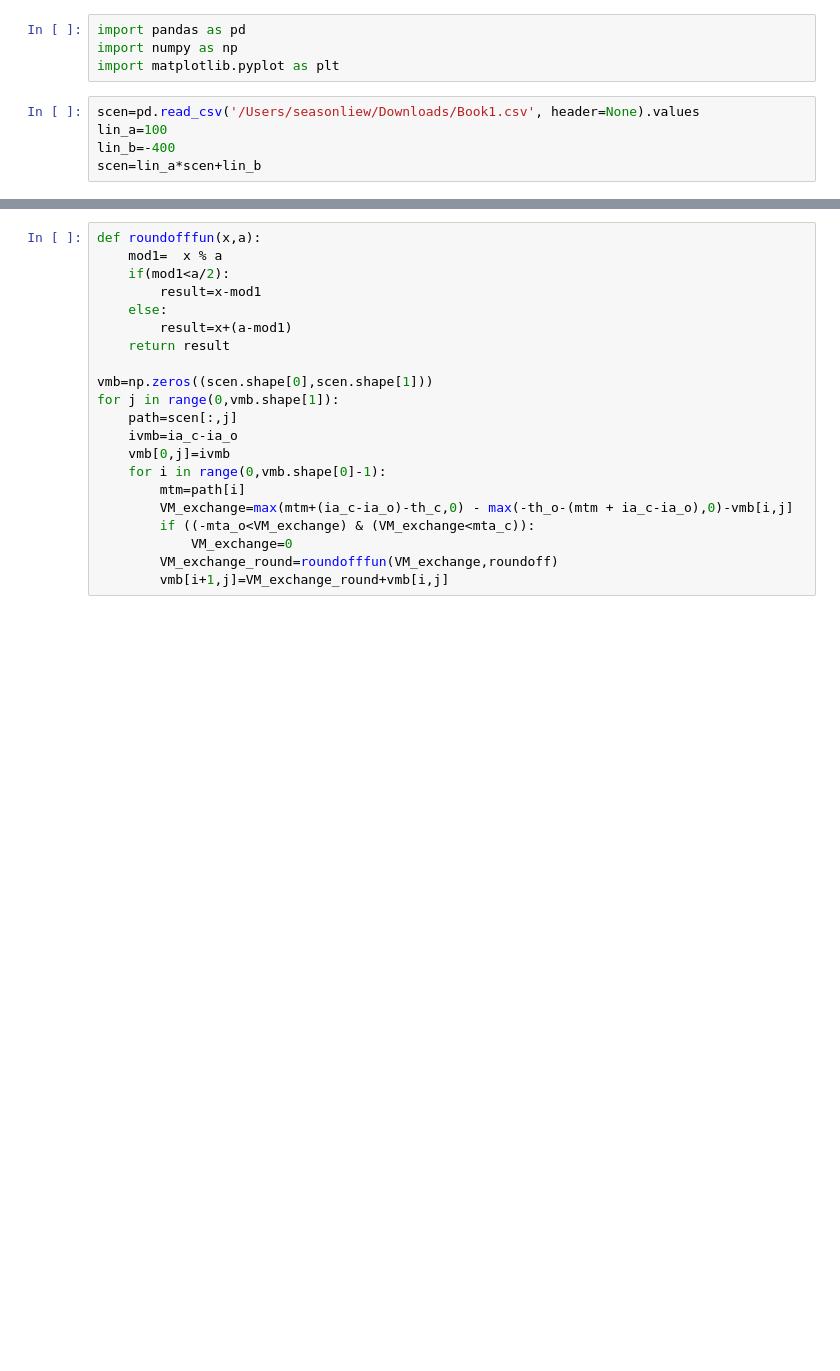
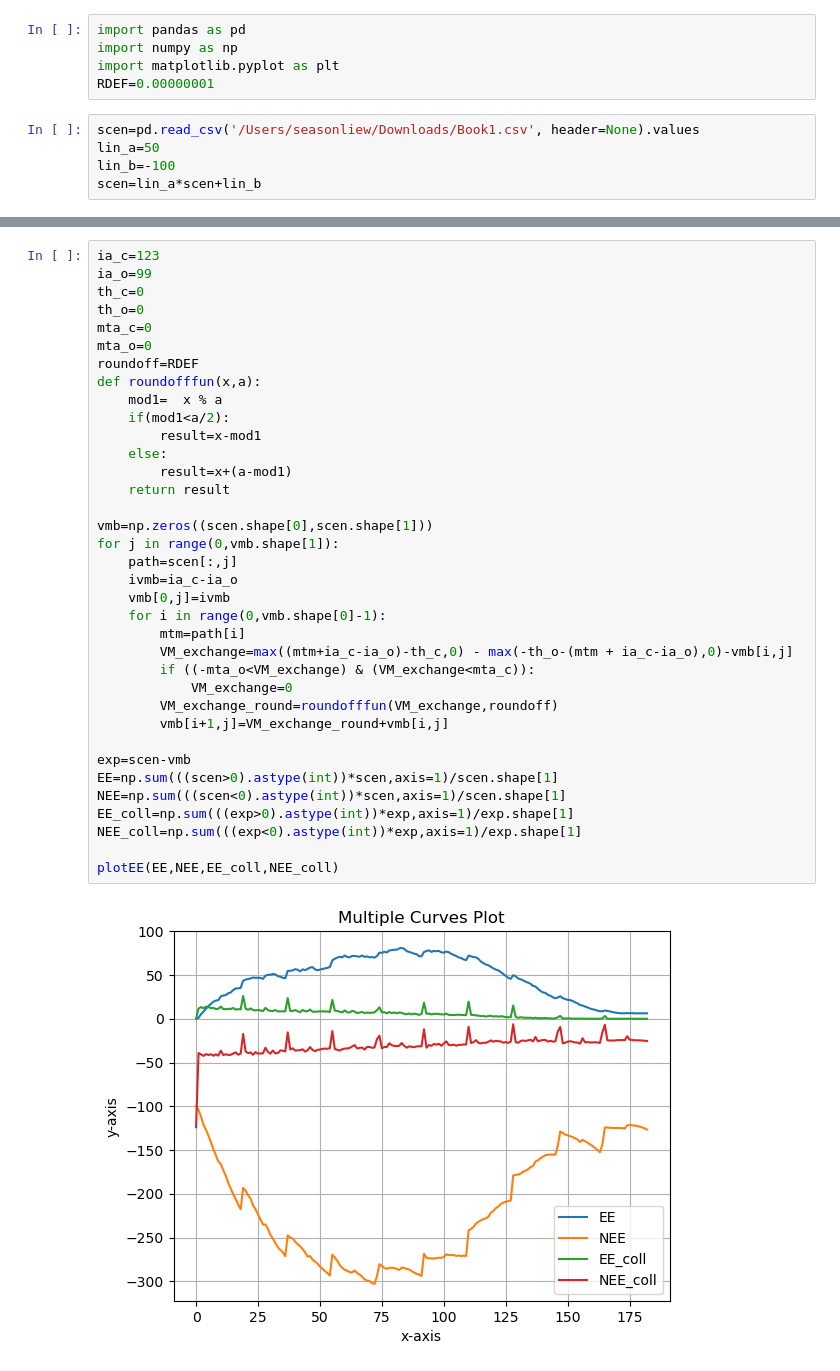
Before and after one commit to SeasonLiew/repo_exp, a Jupyter notebook: collateral.ipynb, the cells around one changed output, grey strips where cells are left out. Saved outputs shown, nothing was run; the diff lists cells and outputs as text; blank space fills up the shorter version.

```diff
--- a/collateral.ipynb
+++ b/collateral.ipynb
@@ -2,8 +2,9 @@
 import pandas as pd
 import numpy as np
 import matplotlib.pyplot as plt
+RDEF=0.00000001
 # %%
 scen=pd.read_csv('/Users/seasonliew/Downloads/Book1.csv', header=None).values
-lin_a=100
-lin_b=-400
+lin_a=50
+lin_b=-100
 scen=lin_a*scen+lin_b
@@ -18,21 +11,38 @@ roundoff=0.0001
 # %%
+ia_c=123
+ia_o=99
+th_c=0
+th_o=0
+mta_c=0
+mta_o=0
+roundoff=RDEF
 def roundofffun(x,a):
     mod1=  x % a
     if(mod1<a/2):
         result=x-mod1
     else:
         result=x+(a-mod1)
     return result
 
 vmb=np.zeros((scen.shape[0],scen.shape[1]))
 for j in range(0,vmb.shape[1]):
     path=scen[:,j]
     ivmb=ia_c-ia_o
     vmb[0,j]=ivmb
     for i in range(0,vmb.shape[0]-1):
         mtm=path[i]
-        VM_exchange=max(mtm+(ia_c-ia_o)-th_c,0) - max(-th_o-(mtm + ia_c-ia_o),0)-vmb[i,j]
+        VM_exchange=max((mtm+ia_c-ia_o)-th_c,0) - max(-th_o-(mtm + ia_c-ia_o),0)-vmb[i,j]
         if ((-mta_o<VM_exchange) & (VM_exchange<mta_c)):
             VM_exchange=0
         VM_exchange_round=roundofffun(VM_exchange,roundoff)
         vmb[i+1,j]=VM_exchange_round+vmb[i,j]
+
+exp=scen-vmb
+EE=np.sum(((scen>0).astype(int))*scen,axis=1)/scen.shape[1]
+NEE=np.sum(((scen<0).astype(int))*scen,axis=1)/scen.shape[1]
+EE_coll=np.sum(((exp>0).astype(int))*exp,axis=1)/exp.shape[1]
+NEE_coll=np.sum(((exp<0).astype(int))*exp,axis=1)/exp.shape[1]
+
+plotEE(EE,NEE,EE_coll,NEE_coll)
+# %% [output]
+[figure, added]
```
Also changed, not shown: parts of 4 cells of this notebook.
